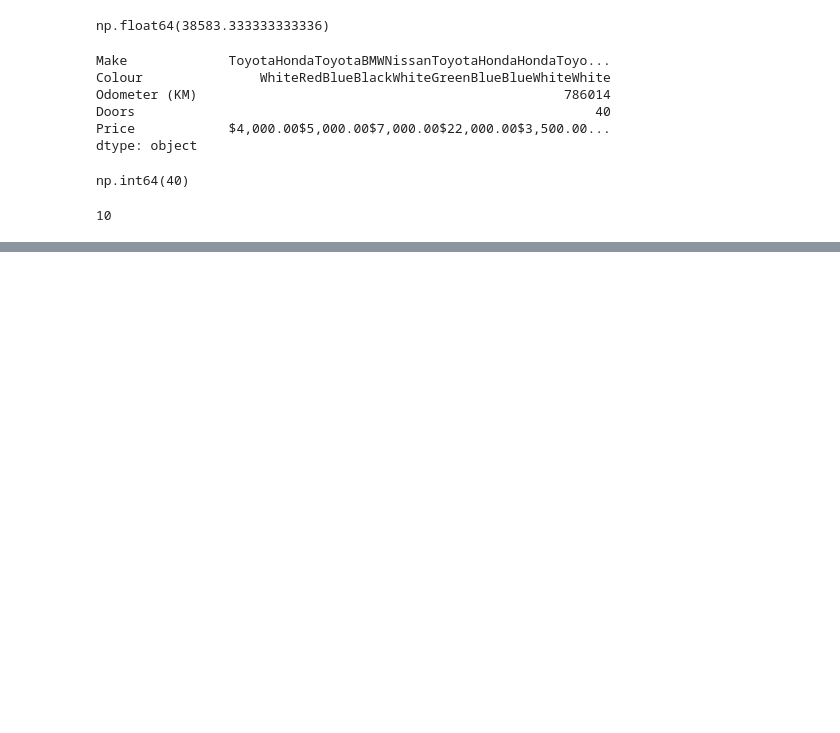
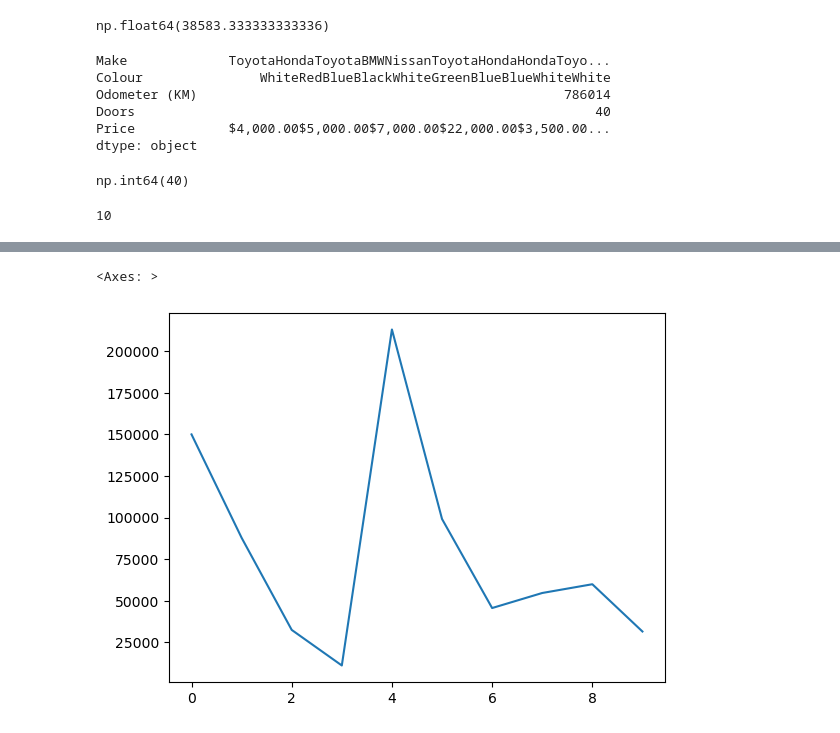
Before and after one commit to Caleboski/sample_project_1, a Jupyter notebook: introduction-to-pandas.ipynb, the cells around one changed output, grey strips where cells are left out. Saved outputs shown, nothing was run; the diff lists cells and outputs as text; code cells hidden in the pictures; blank space fills up the shorter version.

```diff
--- a/introduction-to-pandas.ipynb
+++ b/introduction-to-pandas.ipynb
@@ -205,0 +422,5 @@ len(car_sales)
+# %%
+car_sales["Odometer (KM)"].plot()
+# %% [output]
+<Axes: >
+[figure, added]
```
Also changed, not shown: parts of 40 cells of this notebook.
